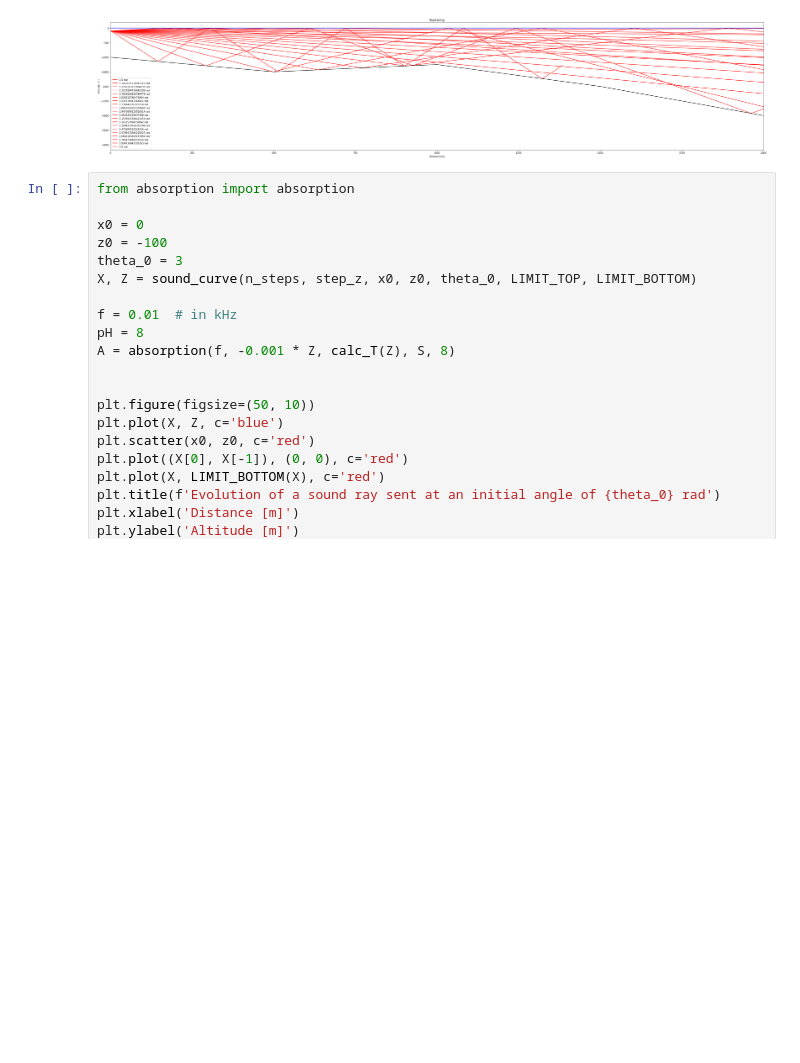
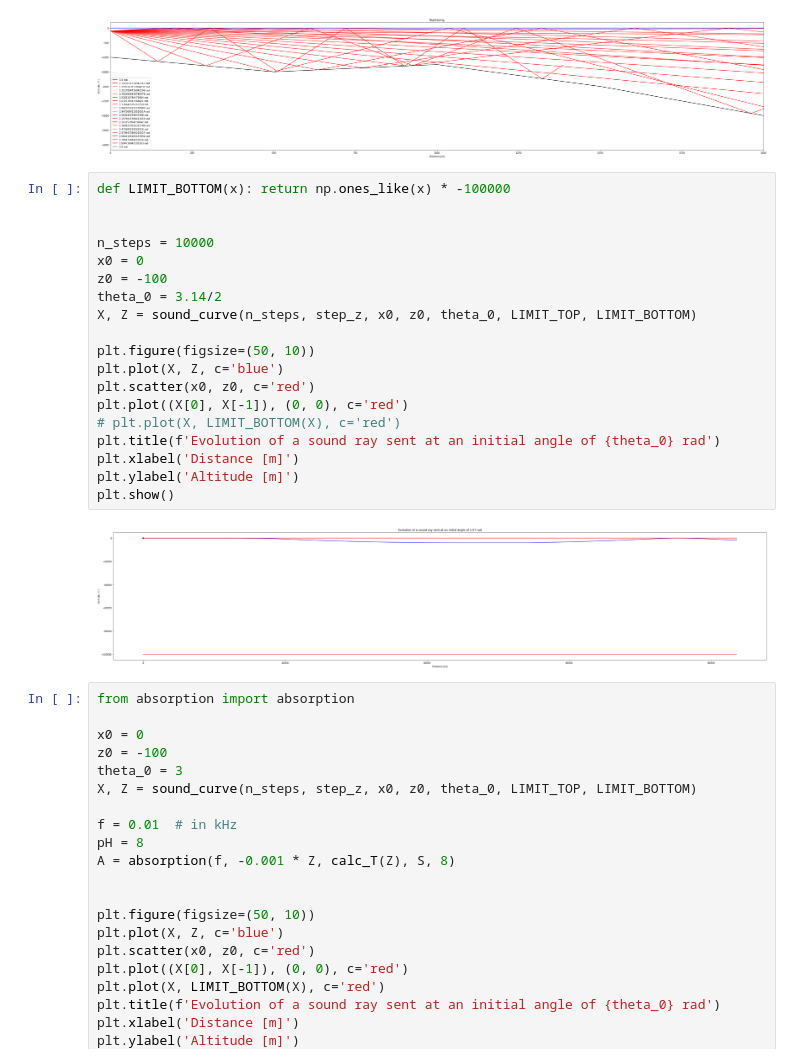
Before and after one commit to ahernot/data2021-bruits-mer, a Jupyter notebook: sound_propagation.ipynb, the cells around one changed output. Cells and saved outputs as stored; diff of their text form; blank space fills up the shorter version.

Commit message:
add extra test visualisation (no seafloor)

```diff
--- a/sound_propagation.ipynb
+++ b/sound_propagation.ipynb
@@ -217,6 +217,27 @@ plt.legend()
 plt.show()
 # %% [output]
 [figure]
+# %%
+def LIMIT_BOTTOM(x): return np.ones_like(x) * -100000
+
+
+n_steps = 10000
+x0 = 0
+z0 = -100
+theta_0 = 3.14/2
+X, Z = sound_curve(n_steps, step_z, x0, z0, theta_0, LIMIT_TOP, LIMIT_BOTTOM)
+
+plt.figure(figsize=(50, 10))
+plt.plot(X, Z, c='blue')
+plt.scatter(x0, z0, c='red')
+plt.plot((X[0], X[-1]), (0, 0), c='red')
+# plt.plot(X, LIMIT_BOTTOM(X), c='red')
+plt.title(f'Evolution of a sound ray sent at an initial angle of {theta_0} rad')
+plt.xlabel('Distance [m]')
+plt.ylabel('Altitude [m]')
+plt.show()
+# %% [output]
+[figure, added]
 # %%
 from absorption import absorption
 
```
